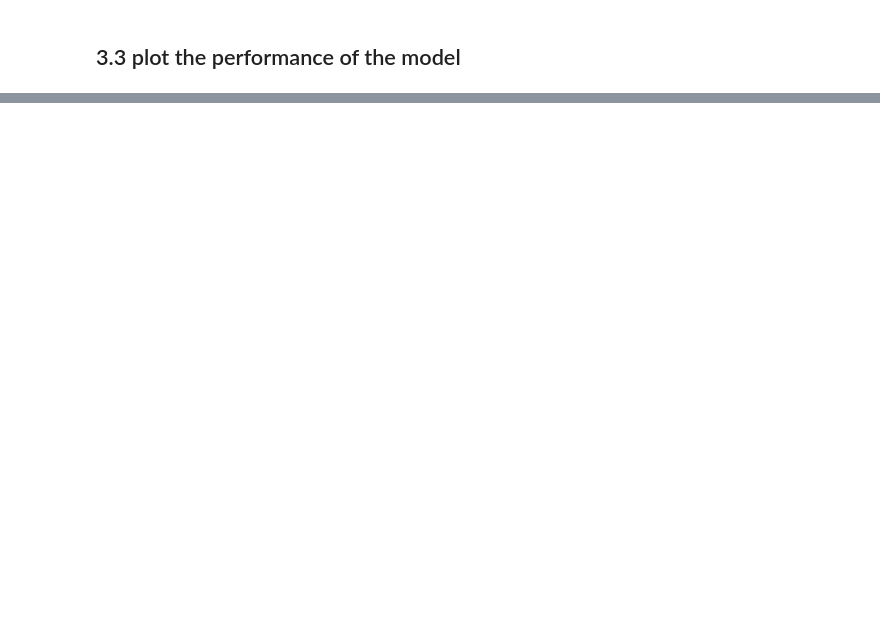
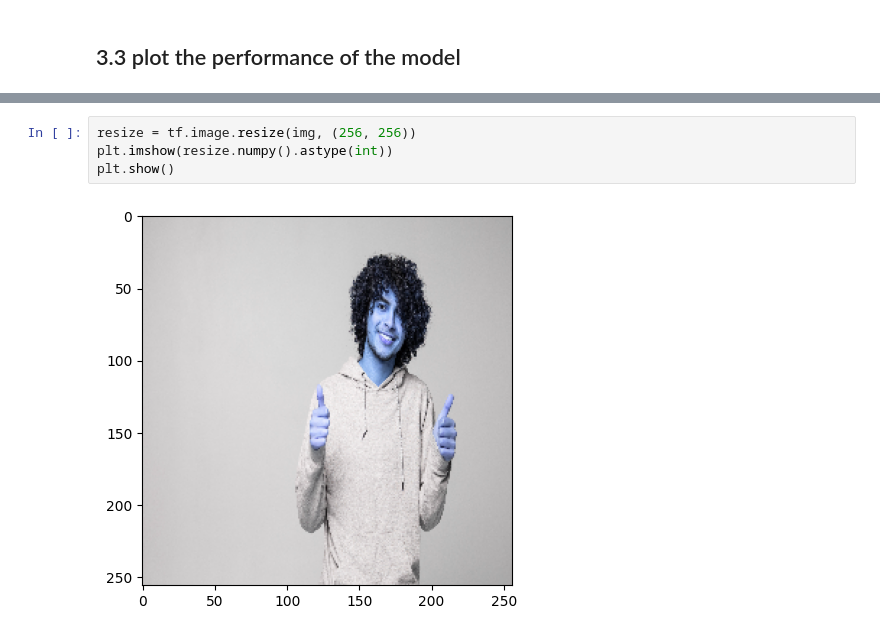
Before and after one commit to Jeffrey-joe-mathews/Janus-ImageRecognition, a Jupyter notebook: main.ipynb, the cells around one changed output, grey strips where cells are left out. Saved outputs shown, nothing was run; the diff lists cells and outputs as text; blank space fills up the shorter version.

```diff
--- a/main.ipynb
+++ b/main.ipynb
@@ -267,0 +306,6 @@ plt.show()
+# %%
+resize = tf.image.resize(img, (256, 256))
+plt.imshow(resize.numpy().astype(int))
+plt.show()
+# %% [output]
+[figure, added]
```
Also changed, not shown: parts of 21 cells of this notebook, 2 other files.
